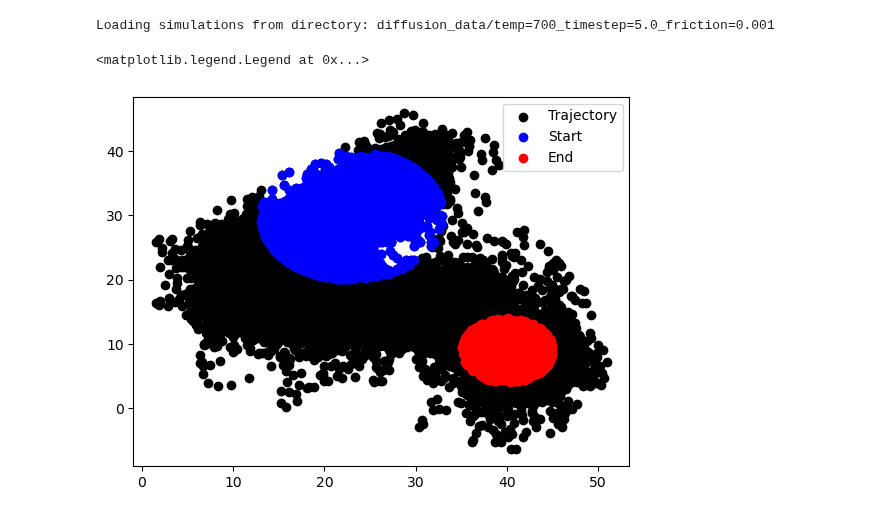
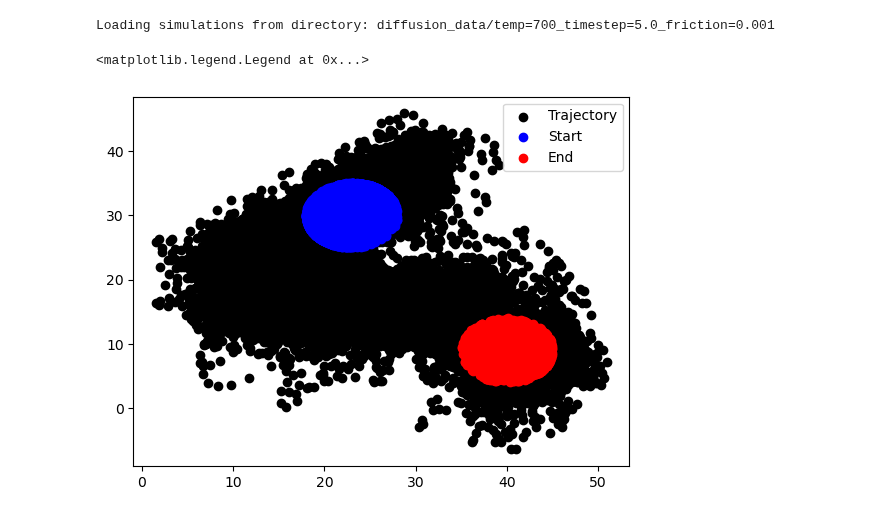
Before and after one commit to michael-psenka/OM-TPS, a Jupyter notebook: train_committor_mb.ipynb, the cells around one changed output. Drawn from its saved outputs; the diff is of its cells as text; code cells hidden in the pictures.

```diff
--- a/train_committor_mb.ipynb
+++ b/train_committor_mb.ipynb
@@ -147,19 +147,19 @@ dataset.all_pos = dataset.all_pos[:422000]
 # %%
 mean = np.load("mb_mean.npy")
 std = np.load("mb_std.npy")
 all_pos = mean + std*dataset.all_pos.reshape(-1, 1000, 3)[:, :, :2]
 start = np.array([[23, 30]])
 end = np.array([[40, 9]])
-start_indicator = np.linalg.norm(all_pos - start, axis=2) < 10
+start_indicator = np.linalg.norm(all_pos - start, axis=2) < 5
 end_indicator = np.linalg.norm(all_pos - end, axis=2) < 5
 
 start_points = all_pos[start_indicator]
 end_points = all_pos[end_indicator]
 plt.scatter(all_pos[:, :, 0], all_pos[:, :, 1], c = "black", label = "Trajectory")
 
 plt.scatter(start_points[:, 0], start_points[:, 1], c = "blue", label = "Start")
 plt.scatter(end_points[:, 0], end_points[:, 1], c = "red", label = "End")
 plt.legend()
 # %% [output]
 <matplotlib.legend.Legend at 0x...>
-[figure, old version]
+[figure, new version]
```
Also changed, not shown: parts of 4 cells of this notebook, 2 other files.
